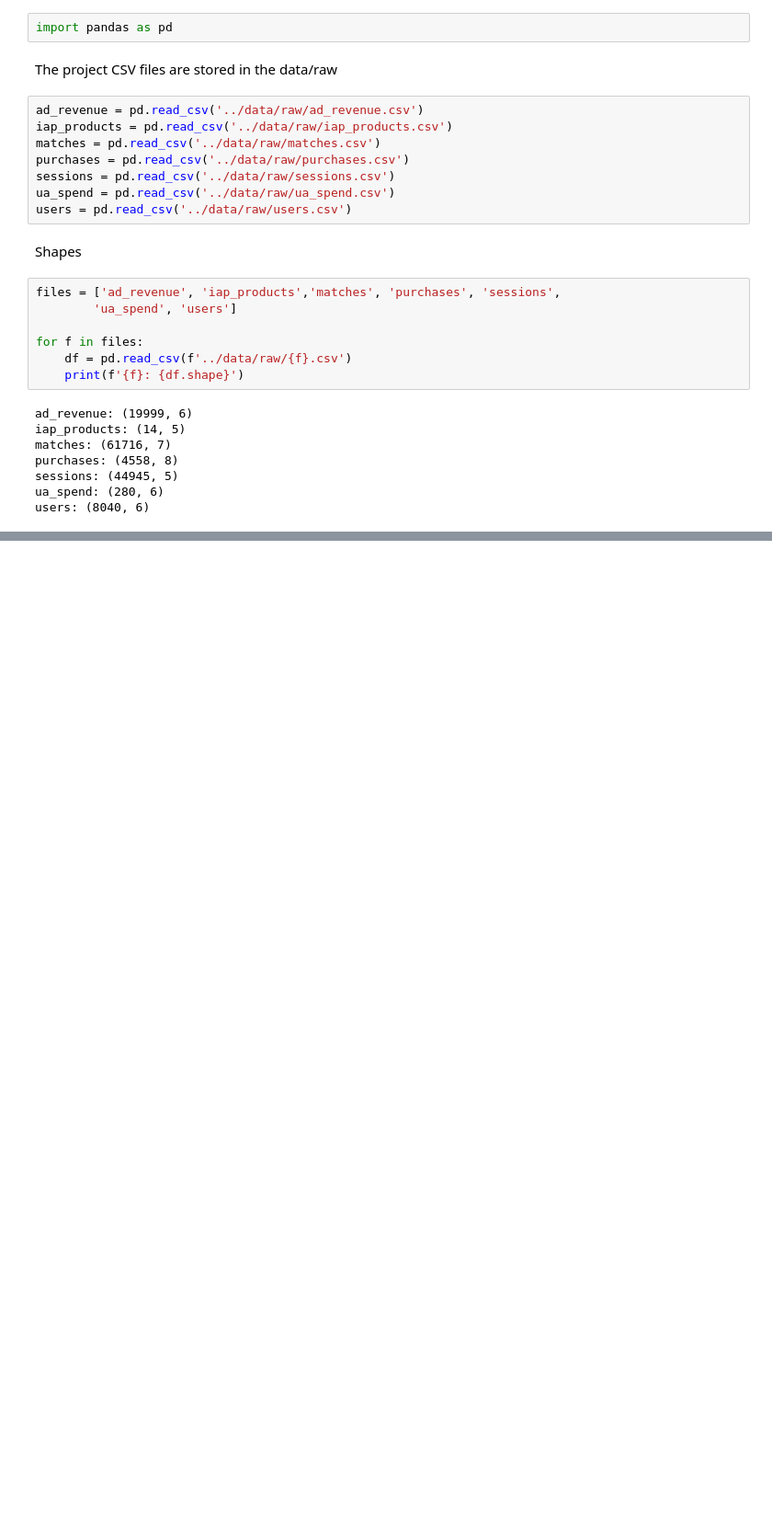
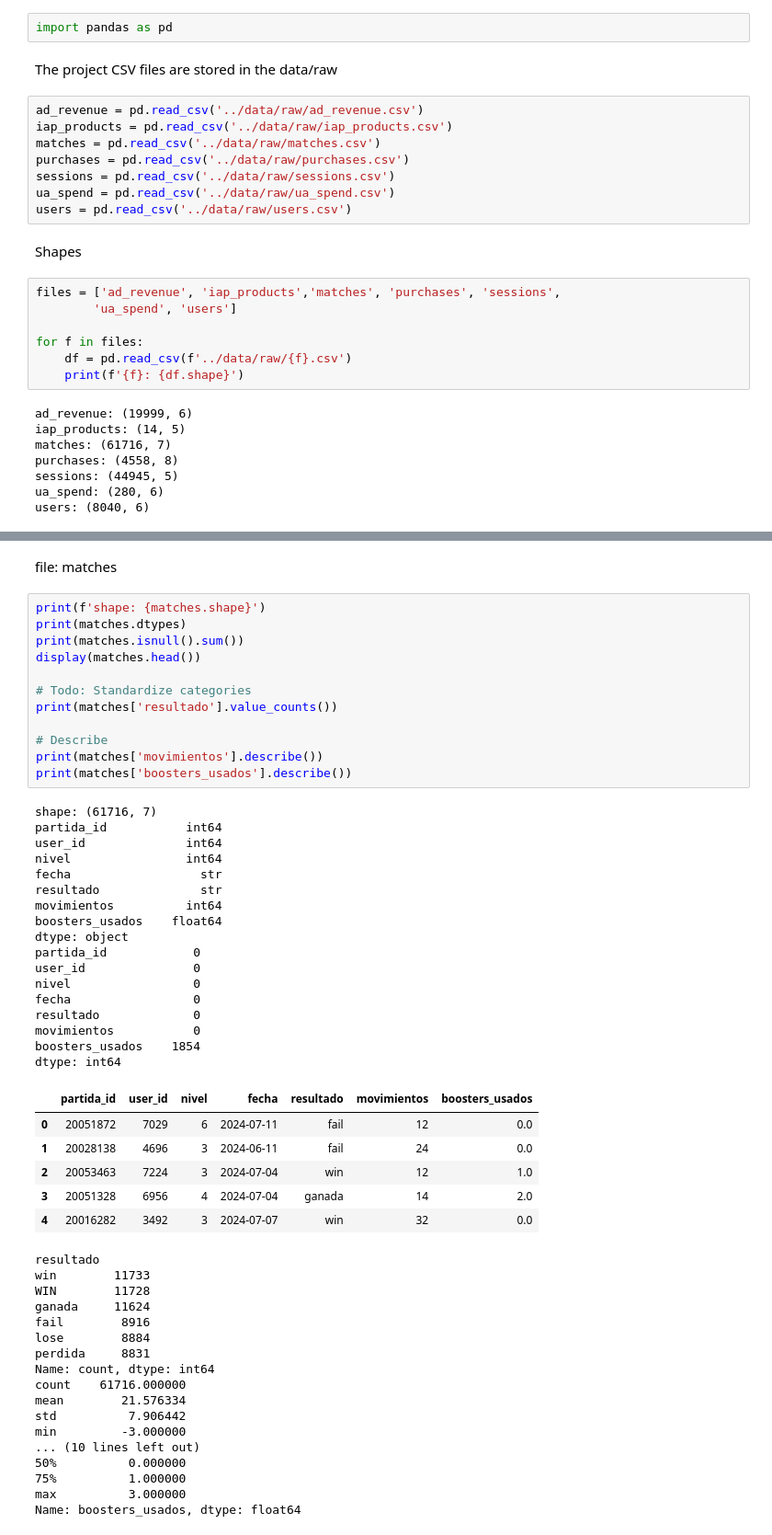
Before and after one commit to jimmyramirezg6-blip/PlayLoop_project, a Jupyter notebook: notebook/01_initial_exploration.ipynb, the cells around one changed output, grey strips where cells are left out. Shown at 92% size. Cells and saved outputs as stored; diff of their text form; blank space fills up the shorter version.

```diff
--- a/notebook/01_initial_exploration.ipynb
+++ b/notebook/01_initial_exploration.ipynb
@@ -31,0 +120,55 @@ users: (8040, 6)
+# %% [markdown]
+file: matches
+# %%
+print(f'shape: {matches.shape}')
+print(matches.dtypes)
+print(matches.isnull().sum())
+display(matches.head())
+
+# Todo: Standardize categories
+print(matches['resultado'].value_counts())
+
+# Describe
+print(matches['movimientos'].describe())
+print(matches['boosters_usados'].describe())
+# %% [output]
+shape: (61716, 7)
+partida_id           int64
+user_id              int64
+nivel                int64
+fecha                  str
+resultado              str
+movimientos          int64
+boosters_usados    float64
+dtype: object
+partida_id            0
+user_id               0
+nivel                 0
+fecha                 0
+resultado             0
+movimientos           0
+boosters_usados    1854
+dtype: int64
+|  | partida_id | user_id | nivel | fecha | resultado | movimientos | boosters_usados |
+| 0 | 20051872 | 7029 | 6 | 2024-07-11 | fail | 12 | 0.0 |
+| 1 | 20028138 | 4696 | 3 | 2024-06-11 | fail | 24 | 0.0 |
+| 2 | 20053463 | 7224 | 3 | 2024-07-04 | win | 12 | 1.0 |
+| 3 | 20051328 | 6956 | 4 | 2024-07-04 | ganada | 14 | 2.0 |
+| 4 | 20016282 | 3492 | 3 | 2024-07-07 | win | 32 | 0.0 |
+resultado
+win        11733
+WIN        11728
+ganada     11624
+fail        8916
+lose        8884
+perdida     8831
+Name: count, dtype: int64
+count    61716.000000
+mean        21.576334
+std          7.906442
+min         -3.000000
+... (10 lines left out)
+50%          0.000000
+75%          1.000000
+max          3.000000
+Name: boosters_usados, dtype: float64
```
Also changed, not shown: parts of 12 cells of this notebook.
